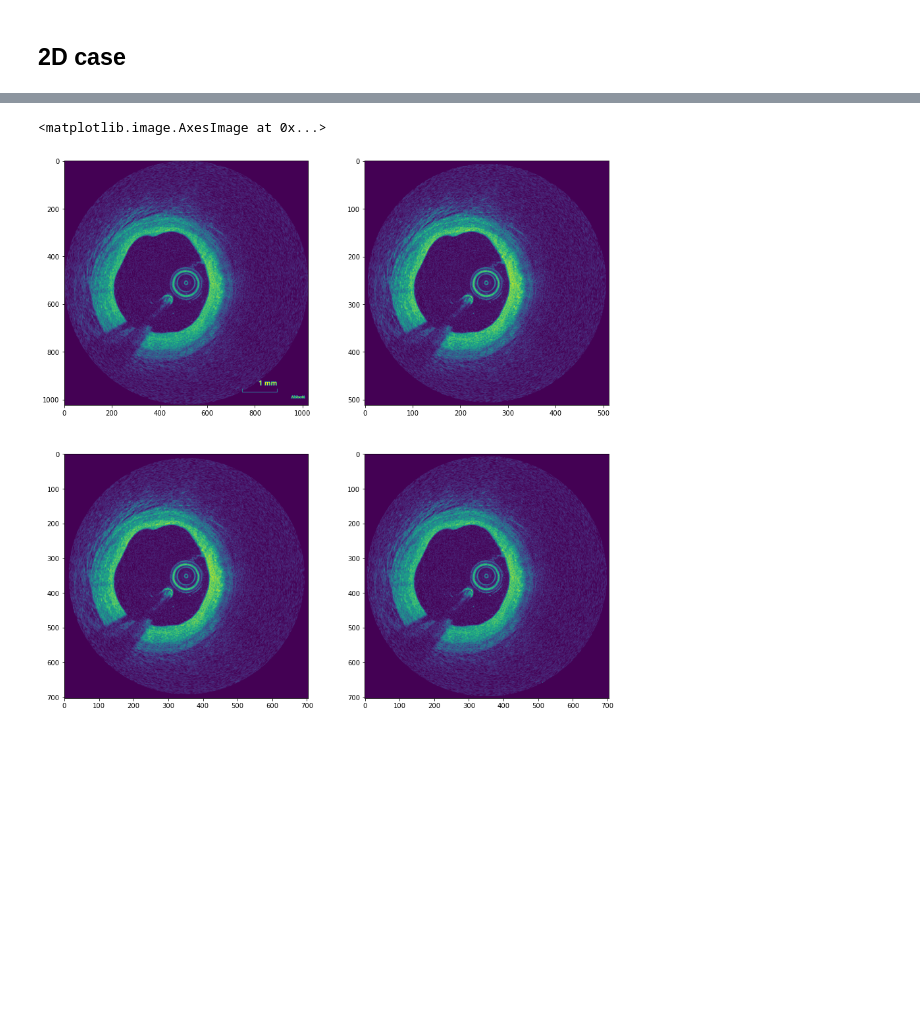
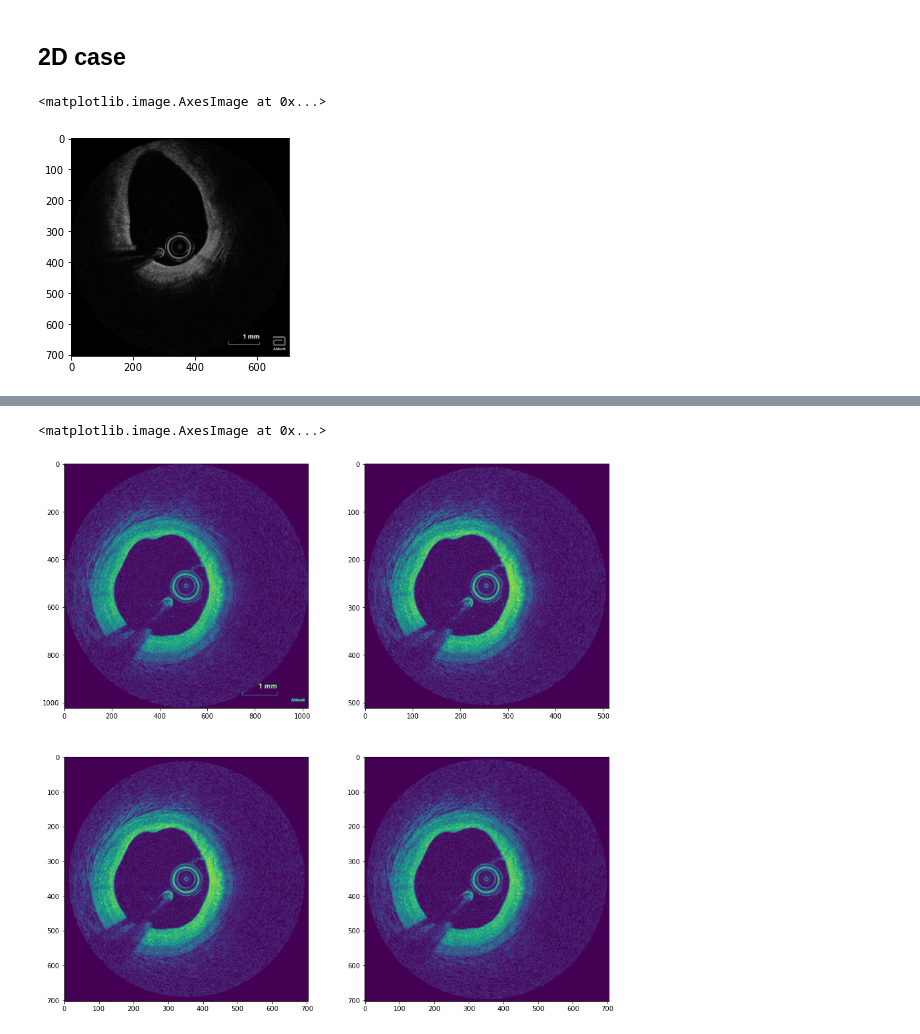
Before and after one commit to Gonzalo2408/CardiacOCT-project, a Jupyter notebook: code/others/check_imgs_integrity.ipynb, the cells around one changed output, grey strips where cells are left out. Saved outputs shown, nothing was run; the diff lists cells and outputs as text; code cells hidden in the pictures; blank space fills up the shorter version.

```diff
--- a/code/others/check_imgs_integrity.ipynb
+++ b/code/others/check_imgs_integrity.ipynb
@@ -6,5 +10,5 @@ import os
 # %% [markdown]
 ## 2D case
 # %%
-orig_img = sitk.ReadImage(r'Z:\grodriguez\CardiacOCT\data-original\scans DICOM\EST-NEMC-0027-RCA.dcm')
+orig_img = sitk.ReadImage(r'Z:\grodriguez\CardiacOCT\data-original\scans-DICOM\NLD-AMPH-0028.dcm')
 orig_img_data = sitk.GetArrayFromImage(orig_img)
@@ -10,0 +18,7 @@ orig_img_data = sitk.GetArrayFromImage(orig_img)
+# %%
+gray_img = rgb2gray(orig_img_data[0,:,:,:])
+# %%
+plt.imshow(gray_img, cmap=plt.cm.gray)
+# %% [output]
+<matplotlib.image.AxesImage at 0x...>
+[figure, added]
```
Also changed, not shown: parts of 4 cells of this notebook, 38 other files.
